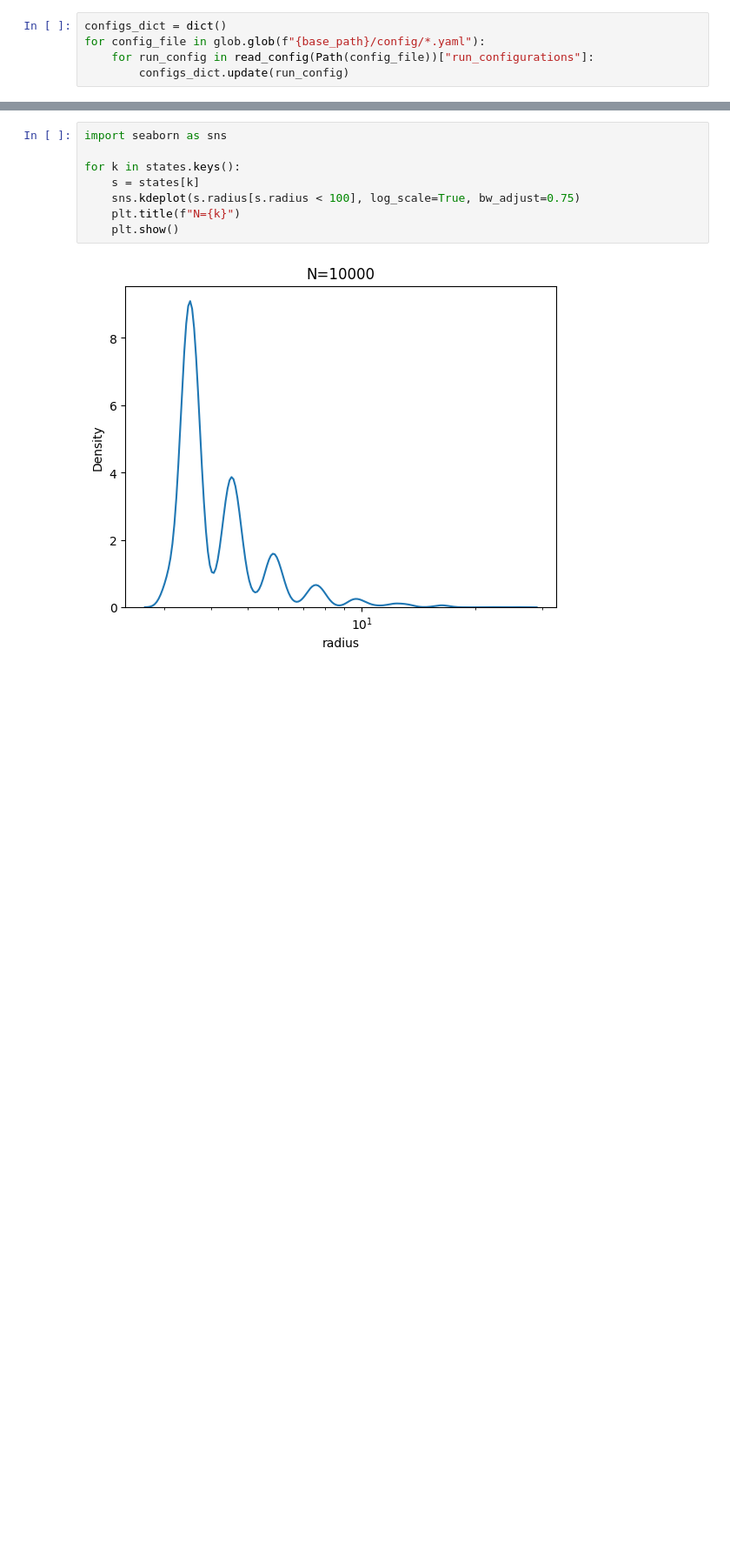
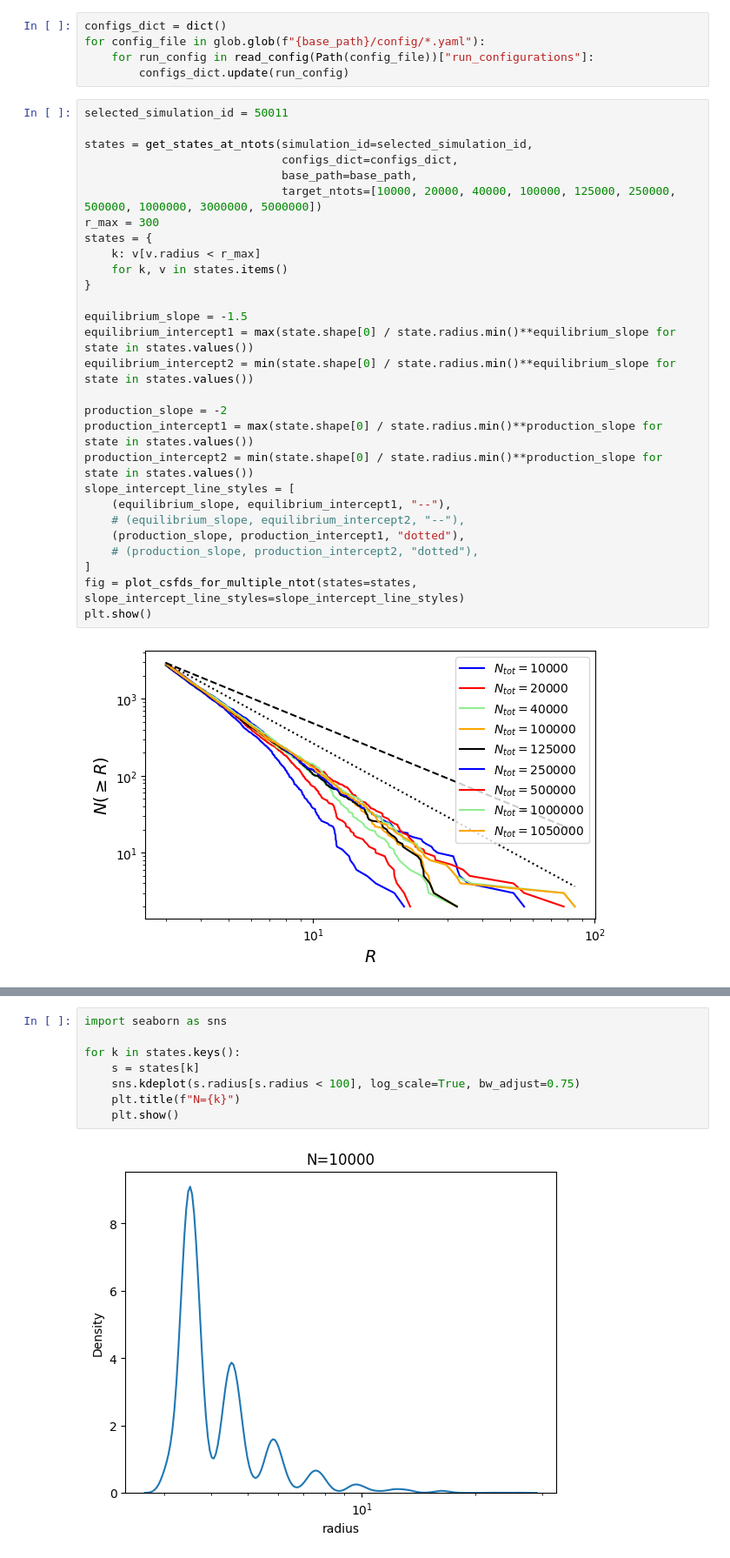
Before and after one commit to seanmason/saturation, a Jupyter notebook: notebooks/thesis/Chapter4/TimeToDeath.ipynb, the cells around one changed output, grey strips where cells are left out. Shown at 87% size. Cells and saved outputs as stored; diff of their text form; blank space fills up the shorter version.

```diff
--- a/notebooks/thesis/Chapter4/TimeToDeath.ipynb
+++ b/notebooks/thesis/Chapter4/TimeToDeath.ipynb
@@ -540,3 +542,33 @@ configs_dict = dict()
 for config_file in glob.glob(f"{base_path}/config/*.yaml"):
     for run_config in read_config(Path(config_file))["run_configurations"]:
         configs_dict.update(run_config)
+# %%
+selected_simulation_id = 50011
+
+states = get_states_at_ntots(simulation_id=selected_simulation_id,
+                             configs_dict=configs_dict,
+                             base_path=base_path,
+                             target_ntots=[10000, 20000, 40000, 100000, 125000, 250000, 500000, 1000000, 3000000, 5000000])
+r_max = 300
+states = {
+    k: v[v.radius < r_max]
+    for k, v in states.items()
+}
+
+equilibrium_slope = -1.5
+equilibrium_intercept1 = max(state.shape[0] / state.radius.min()**equilibrium_slope for state in states.values())
+equilibrium_intercept2 = min(state.shape[0] / state.radius.min()**equilibrium_slope for state in states.values())
+
+production_slope = -2
+production_intercept1 = max(state.shape[0] / state.radius.min()**production_slope for state in states.values())
+production_intercept2 = min(state.shape[0] / state.radius.min()**production_slope for state in states.values())
+slope_intercept_line_styles = [
+    (equilibrium_slope, equilibrium_intercept1, "--"),
+    # (equilibrium_slope, equilibrium_intercept2, "--"),
+    (production_slope, production_intercept1, "dotted"),
+    # (production_slope, production_intercept2, "dotted"),
+]
+fig = plot_csfds_for_multiple_ntot(states=states, slope_intercept_line_styles=slope_intercept_line_styles)
+plt.show()
+# %% [output]
+[figure, added]
```
Also changed, not shown: parts of 17 cells of this notebook, 11 other files.
